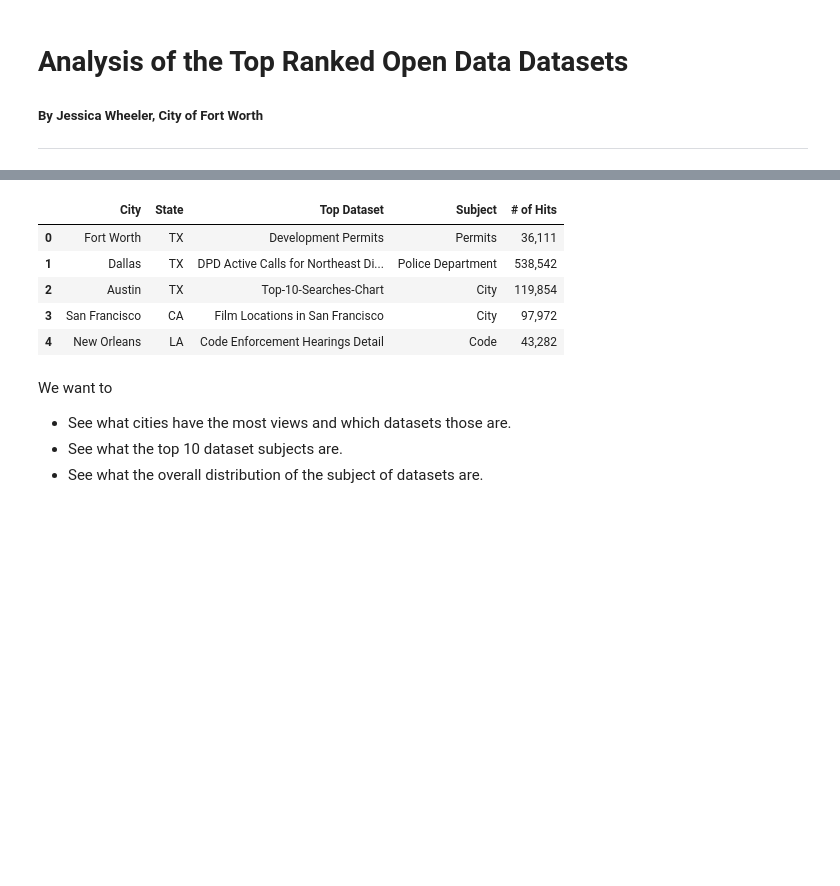
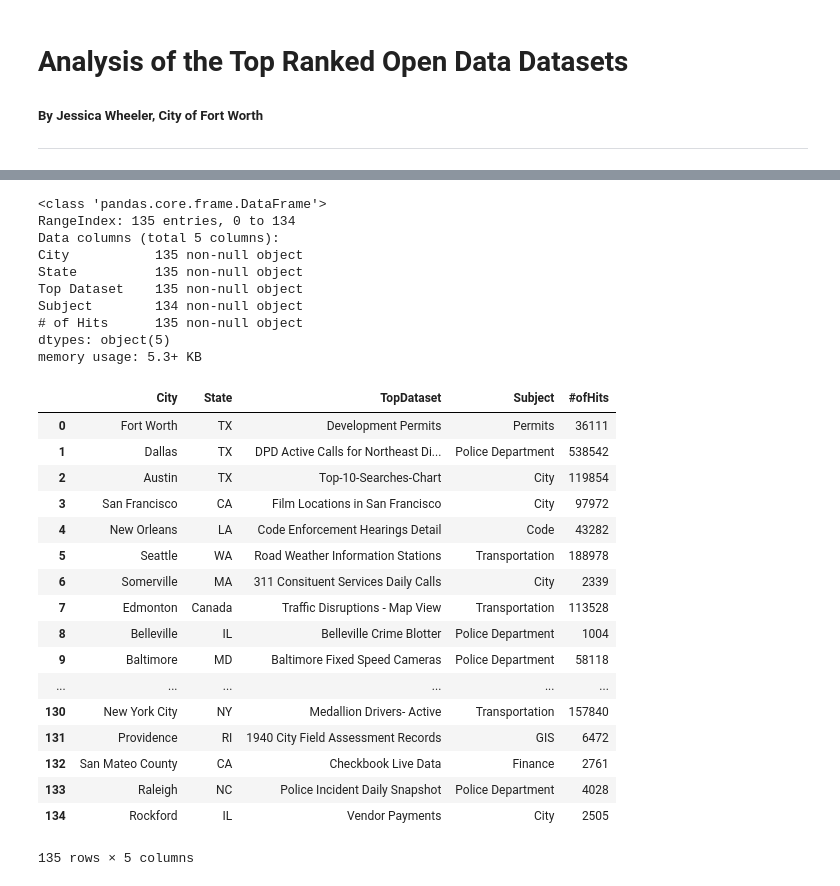
Before and after one commit to jessicawheeler/OpenDataCFW, a Jupyter notebook: RankedOpenDatasets_Wheeler.ipynb, the cells around one changed output, grey strips where cells are left out. Saved outputs shown, nothing was run; the diff lists cells and outputs as text; code cells hidden in the pictures; blank space fills up the shorter version.

```diff
--- a/RankedOpenDatasets_Wheeler.ipynb
+++ b/RankedOpenDatasets_Wheeler.ipynb
@@ -34,17 +35,46 @@ import matplotlib.pyplot as plt
 #Read in the CSV file
 df = pd.read_csv('https://raw.githubusercontent.com/jessicawheeler/OpenDataCFW/master/RankedOpenDatasetsCLEAN%20-%20Sheet1%20(1).csv')
 
-#View the first five rows of the dataset to make sure it's what we wanted.
-df.head()
+#Get information on the dataset itself.
+df.info()
+
+#Clean up the column headers
+df.columns = [x.strip().replace(' ', '') for x in df.columns]
+
+#Change #ofHits from an object to a numeric
+df['#ofHits'] = df['#ofHits'].str.replace(',', '')
+df['#ofHits'] = df['#ofHits'].astype(float)
+df['#ofHits'] = df['#ofHits'].astype('int64')
 # %% [output]
-|  | City | State | Top Dataset | Subject | # of Hits |
-| 0 | Fort Worth | TX | Development Permits | Permits | 36,111 |
-| 1 | Dallas | TX | DPD Active Calls for Northeast Di... | Police Department | 538,542 |
-| 2 | Austin | TX | Top-10-Searches-Chart | City | 119,854 |
-| 3 | San Francisco | CA | Film Locations in San Francisco | City | 97,972 |
-| 4 | New Orleans | LA | Code Enforcement Hearings Detail | Code | 43,282 |
+<class 'pandas.core.frame.DataFrame'>
+RangeIndex: 135 entries, 0 to 134
+Data columns (total 5 columns):
+City           135 non-null object
+State          135 non-null object
+Top Dataset    135 non-null object
+Subject        134 non-null object
+# of Hits      135 non-null object
+dtypes: object(5)
+memory usage: 5.3+ KB
-# %% [markdown]
-We want to
-- See what cities have the most views and which datasets those are.
-- See what the top 10 dataset subjects are.
-- See what the overall distribution of the subject of datasets are.
+# %%
+#Let's view the Entire Dataset:
+df
+# %% [output]
+|  | City | State | TopDataset | Subject | #ofHits |
+| 0 | Fort Worth | TX | Development Permits | Permits | 36111 |
+| 1 | Dallas | TX | DPD Active Calls for Northeast Di... | Police Department | 538542 |
+| 2 | Austin | TX | Top-10-Searches-Chart | City | 119854 |
+| 3 | San Francisco | CA | Film Locations in San Francisco | City | 97972 |
+| 4 | New Orleans | LA | Code Enforcement Hearings Detail | Code | 43282 |
+| 5 | Seattle | WA | Road Weather Information Stations | Transportation | 188978 |
+| 6 | Somerville | MA | 311 Consituent Services Daily Calls | City | 2339 |
+| 7 | Edmonton | Canada | Traffic Disruptions - Map View | Transportation | 113528 |
+| 8 | Belleville | IL | Belleville Crime Blotter | Police Department | 1004 |
+| 9 | Baltimore | MD | Baltimore Fixed Speed Cameras | Police Department | 58118 |
+| ... | ... | ... | ... | ... | ... |
+| 130 | New York City | NY | Medallion Drivers- Active | Transportation | 157840 |
+| 131 | Providence | RI | 1940 City Field Assessment Records | GIS | 6472 |
+| 132 | San Mateo County | CA | Checkbook Live Data | Finance | 2761 |
+| 133 | Raleigh | NC | Police Incident Daily Snapshot | Police Department | 4028 |
+| 134 | Rockford | IL | Vendor Payments | City | 2505 |
+135 rows × 5 columns
```
Also changed, not shown: parts of 26 cells of this notebook, 1 other file.
